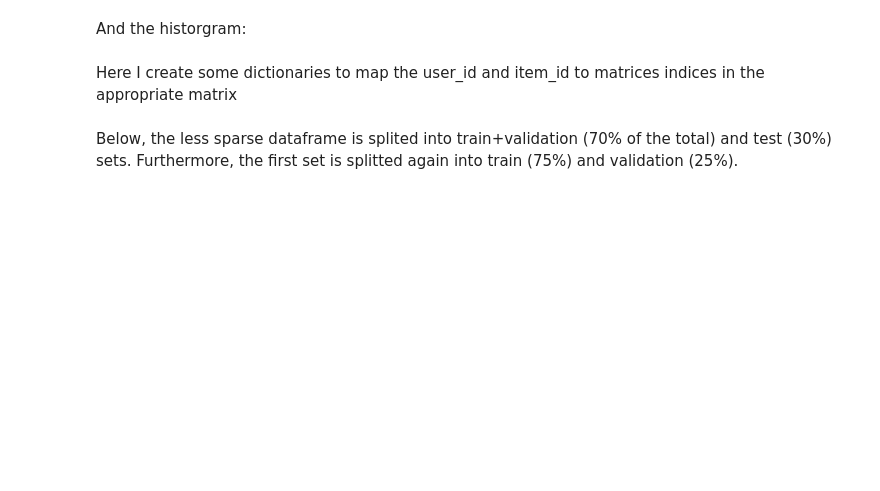
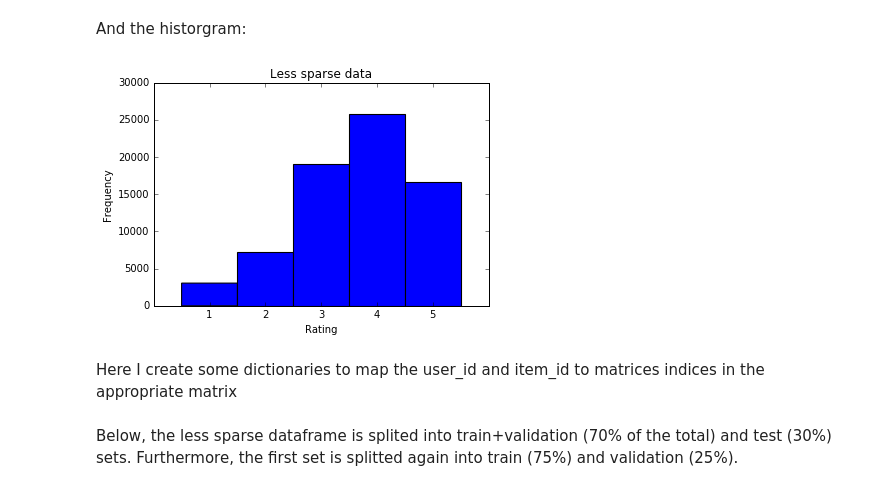
Before and after one commit to erochassa/CS4, a Jupyter notebook: CS4.ipynb, the cells around one changed output. Cells and saved outputs as stored; diff of their text form; code cells hidden in the pictures; blank space fills up the shorter version.

```diff
--- a/CS4.ipynb
+++ b/CS4.ipynb
@@ -102,7 +104,9 @@ print "Sparcity of the original dataframe: %.2f%%" % ( float(Number_Ratings2)/(N
 # %% [markdown]
 And the historgram:
 # %%
-hist(data2)
+hist(data2, "Less sparse data")
+# %% [output]
+[figure, added]
 # %% [markdown]
 Here I create some dictionaries to map the user_id and item_id to matrices indices in the appropriate matrix
 # %%
```
Also changed, not shown: parts of 14 cells of this notebook.
